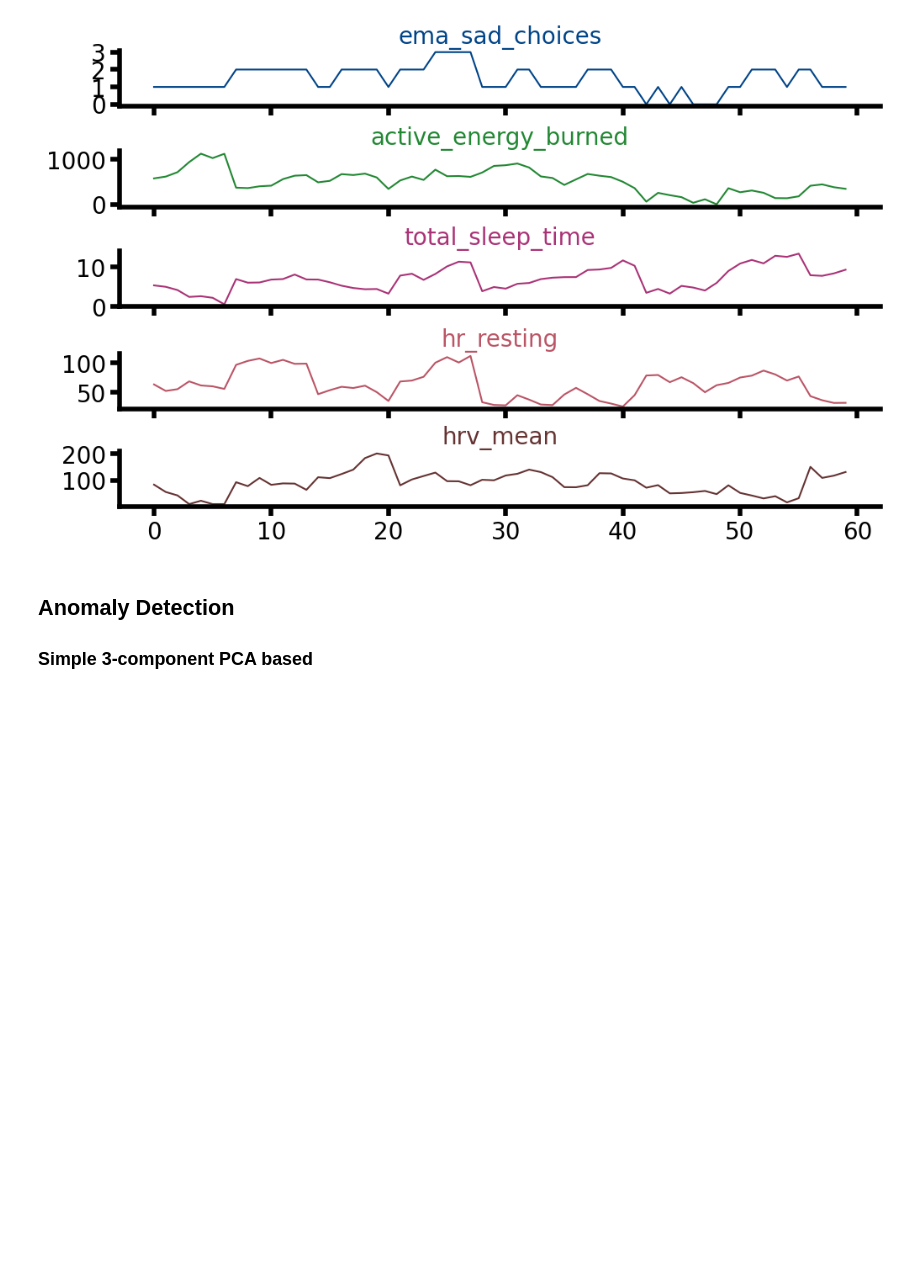
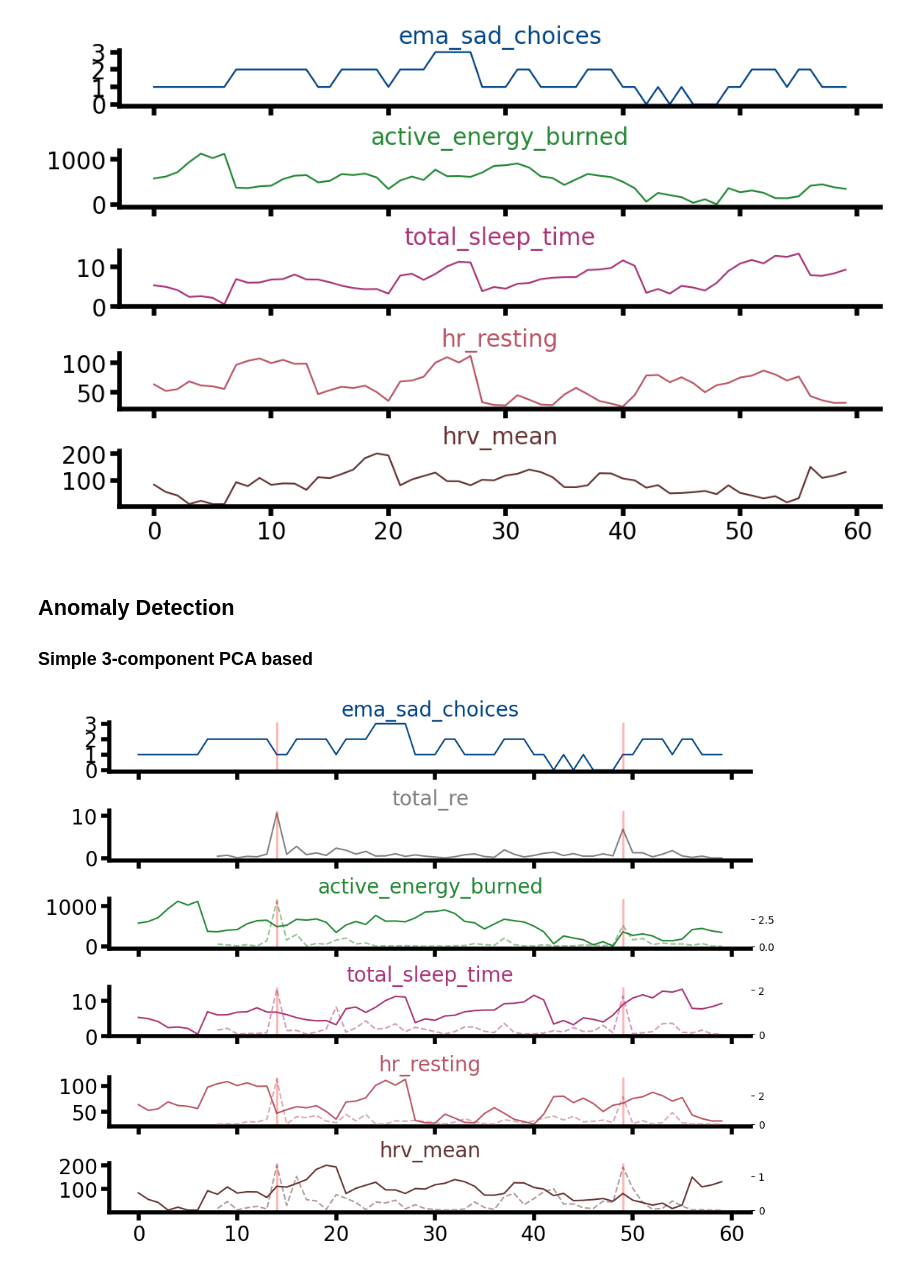
Before and after one commit to akre96/mhealth_anomaly_detection, a Jupyter notebook: notebooks/illustrated_example.ipynb, the cells around one changed output. Drawn from its saved outputs; the diff is of its cells as text; code cells hidden in the pictures; blank space fills up the shorter version.

```diff
--- a/notebooks/illustrated_example.ipynb
+++ b/notebooks/illustrated_example.ipynb
@@ -52,3 +52,46 @@ Simulating data...
 ## Anomaly Detection
 
 ### Simple 3-component PCA based
+# %%
+importlib.reload(ad)
+importlib.reload(plots)
+
+# Rolling 7 day PCA based anomaly detection
+anomalyDetector = ad.PCARollingAnomalyDetector(
+    features=feature_params.keys(),
+    window_size=7,
+    max_missing_days=2,
+)
+
+# Get reconstruction error and use to do anomaly labeling
+reconstruction_error = anomalyDetector.getReconstructionError(subject_data)
+subject_data['anomaly'] = anomalyDetector.labelAnomaly(reconstruction_error)
+subject_data['total_re'] = reconstruction_error['total_re']
+
+# Plot features with anomalies labeled
+palette = lr.get_colors('../lib/colors.json')
+fig, axes = plots.lineplot_features(
+    subject_data,
+    [
+        'ema_sad_choices',
+        'total_re',
+        *feature_params.keys()
+    ],
+    palette=palette,
+    anomaly_col='anomaly'
+)
+
+plots.overlay_reconstruction_error(
+    reconstruction_error,
+    fig,
+    axes,
+    [
+        'ema_sad_choices',
+        'total_re',
+        *feature_params.keys()
+    ],
+    palette=palette,
+
+);
+# %% [output]
+[figure, added]
```
Also changed, not shown: parts of 2 cells of this notebook, 4 other files.
